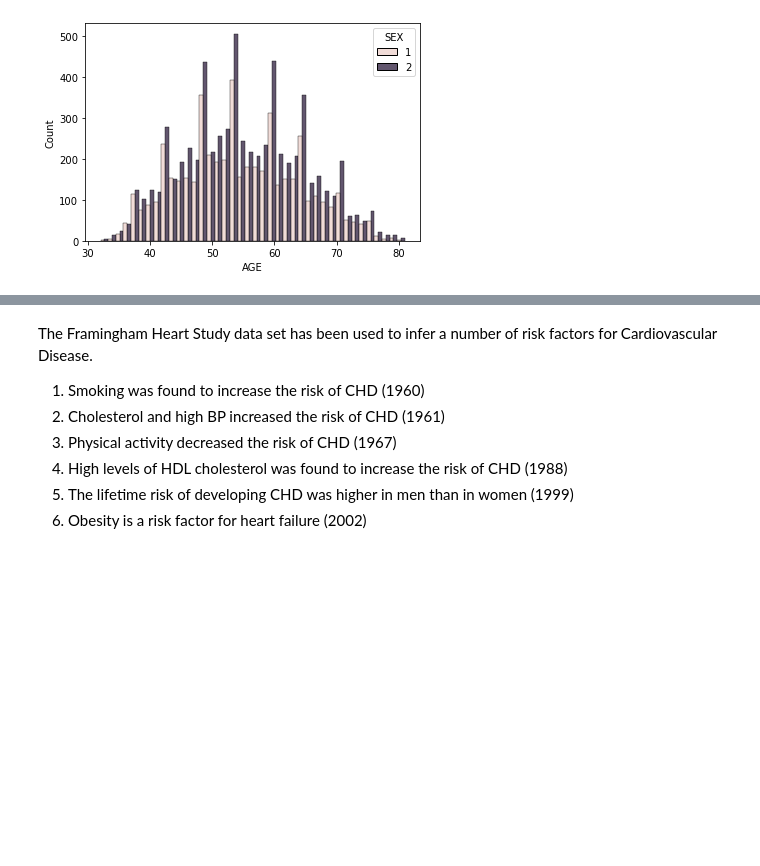
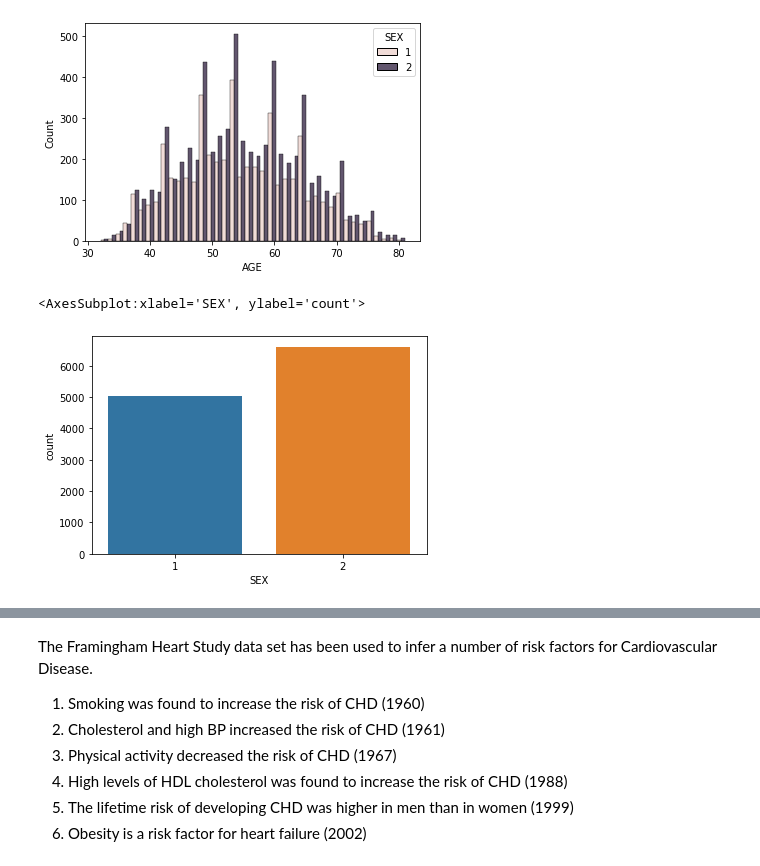
Before and after one commit to jmclaughlin0/DataScienceHeartProject, a Jupyter notebook: FraminghamDataAnalysis.ipynb, the cells around one changed output, grey strips where cells are left out. Saved outputs shown, nothing was run; the diff lists cells and outputs as text; code cells hidden in the pictures; blank space fills up the shorter version.

```diff
--- a/FraminghamDataAnalysis.ipynb
+++ b/FraminghamDataAnalysis.ipynb
@@ -63,4 +62,10 @@ sns.histplot(x= df['AGE'], hue=df['SEX'], multiple="dodge")
 # %% [output]
 <AxesSubplot:xlabel='AGE', ylabel='Count'>
 [figure]
+# %%
+# It is important to see the number of Men and Women in the trial and their realtive proportions.
+sns.countplot(data=df, x = 'SEX')
+# %% [output]
+<AxesSubplot:xlabel='SEX', ylabel='count'>
+[figure, added]
 # %%
```
Also changed, not shown: parts of 12 cells of this notebook.
